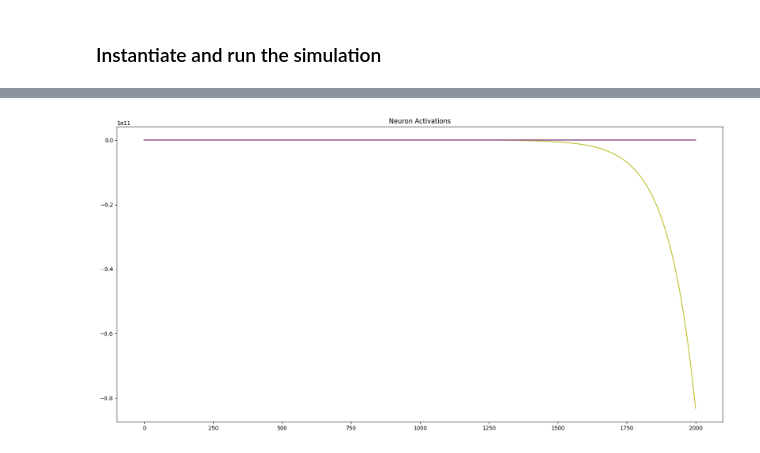
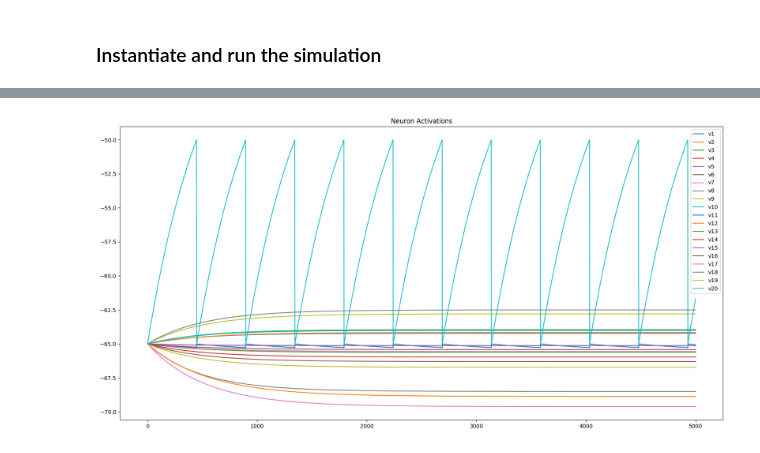
Before and after one commit to scnakandala/tensorflow-nn, a Jupyter notebook: reusable_module/leak_integrating_fire_neural_network_1.ipynb, the cells around one changed output, grey strips where cells are left out. Drawn from its saved outputs; the diff is of its cells as text; code cells hidden in the pictures.

```diff
--- a/reusable_module/leak_integrating_fire_neural_network_1.ipynb
+++ b/reusable_module/leak_integrating_fire_neural_network_1.ipynb
@@ -10,8 +10,8 @@ import tensorflow_nn
 # %%
 tf.reset_default_graph()
 # %%
-num_neurons = 125
-iterations = 1000
+num_neurons = 20
+iterations = 5000
 # %% [markdown]
 ### Defining connections
 # %%
@@ -76,7 +80,11 @@ initial_state = tensorflow_nn.BNNState(
 # %%
 ve = tf.Variable(np.random.normal(-65., 2, num_neurons), dtype=tf.float32)
 gl = tf.Variable(np.random.normal(0.002, 0.0001, num_neurons), dtype=tf.float32)
-dc = tf.Variable(np.random.normal(0.1, 0.1, num_neurons), dtype=tf.float32)
+
+#dc = tf.Variable(np.random.normal(0.01, 0.01, num_neurons), dtype=tf.float32)
+dc_list = [0.] * num_neurons
+dc_list[9] = 0.05
+dc = tf.Variable(np.asarray(dc_list), dtype=tf.float32)
 
 def fIl(rk_variables, iteration, fired, fired_iteration, step_input, connections, connection_weights):
     #rk variables
@@ -134,10 +142,10 @@ Wall time: 1min 40s
 # %%
 plt.figure(figsize=(20,10))
 plt.title('Neuron Activations')
-n = 125
+n = 20
 for i in range(n):
-    plt.plot([y[i] for y in output[0][0]])#, label='v_'+str(i), alpha=(i+1.0)/(n))
+    plt.plot([y[i] for y in output[0][0]], label='v'+str(i+1))
 plt.legend()
 plt.show()
 # %% [output]
-[figure, old version]
+[figure, new version]
```
Also changed, not shown: parts of 2 cells of this notebook.
